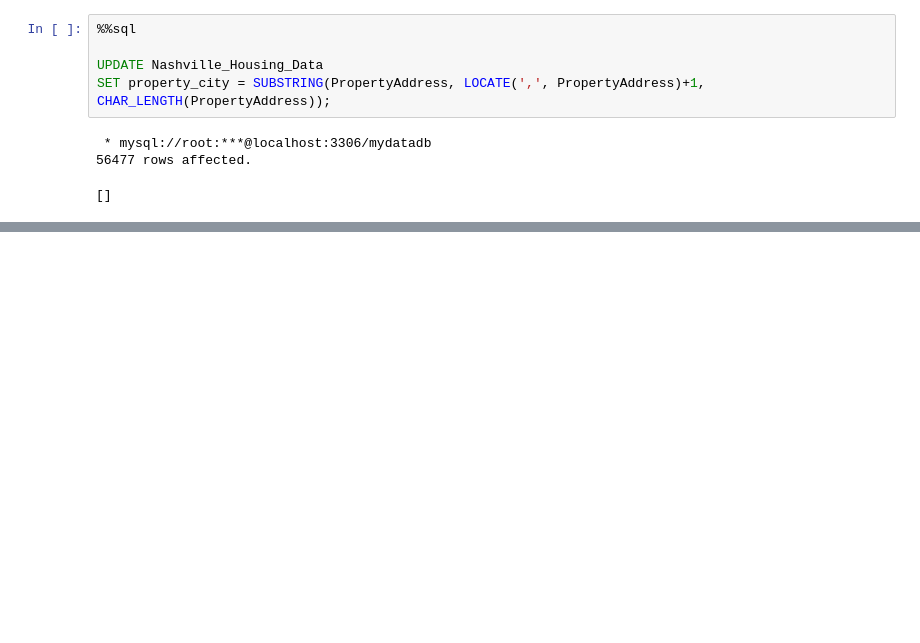
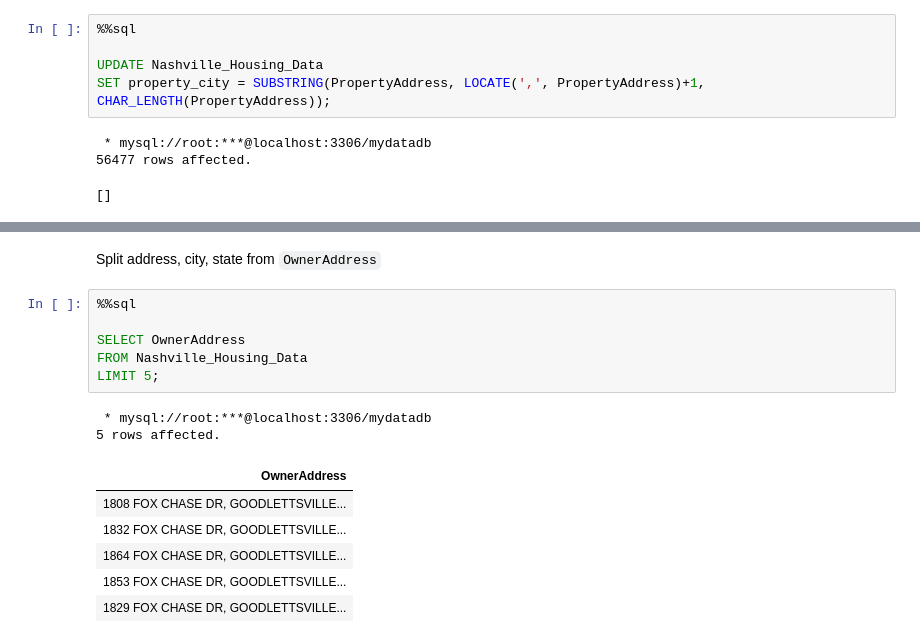
Before and after one commit to ncdas/Data_Cleaning_SQL-Nashville-Housing-Data, a Jupyter notebook: data_cleaning_nashville.ipynb, the cells around one changed output, grey strips where cells are left out. Saved outputs shown, nothing was run; the diff lists cells and outputs as text; blank space fills up the shorter version.

```diff
--- a/data_cleaning_nashville.ipynb
+++ b/data_cleaning_nashville.ipynb
@@ -311,3 +308,20 @@ LIMIT 2;
 | UniqueID | ParcelID | LandUse | PropertyAddress | SalePrice | LegalReference | SoldAsVacant | OwnerName | OwnerAddress | ... |
 | 2045 | 007 00 0 125.00 | SINGLE FAMILY | 1808 FOX CHASE DR, GOODLETTSVILLE | 240000 | 20130412-0036474 | No | FRAZIER, CYRENTHA LYNETTE | 1808 FOX CHASE DR, GOODLETTSVILLE... | ... |
 | 16918 | 007 00 0 130.00 | SINGLE FAMILY | 1832 FOX CHASE DR, GOODLETTSVILLE | 366000 | 20140619-0053768 | No | BONER, CHARLES & LESLIE | 1832 FOX CHASE DR, GOODLETTSVILLE... | ... |
+# %% [markdown]
+Split address, city, state from `OwnerAddress`
+# %%
+%%sql
+
+SELECT OwnerAddress
+FROM Nashville_Housing_Data
+LIMIT 5;
+# %% [output]
+ * mysql://root:***@localhost:3306/mydatadb
+5 rows affected.
+| OwnerAddress |
+| 1808 FOX CHASE DR, GOODLETTSVILLE... |
+| 1832 FOX CHASE DR, GOODLETTSVILLE... |
+| 1864 FOX CHASE DR, GOODLETTSVILLE... |
+| 1853 FOX CHASE DR, GOODLETTSVILLE... |
+| 1829 FOX CHASE DR, GOODLETTSVILLE... |
```
Also changed, not shown: parts of 5 cells of this notebook.
